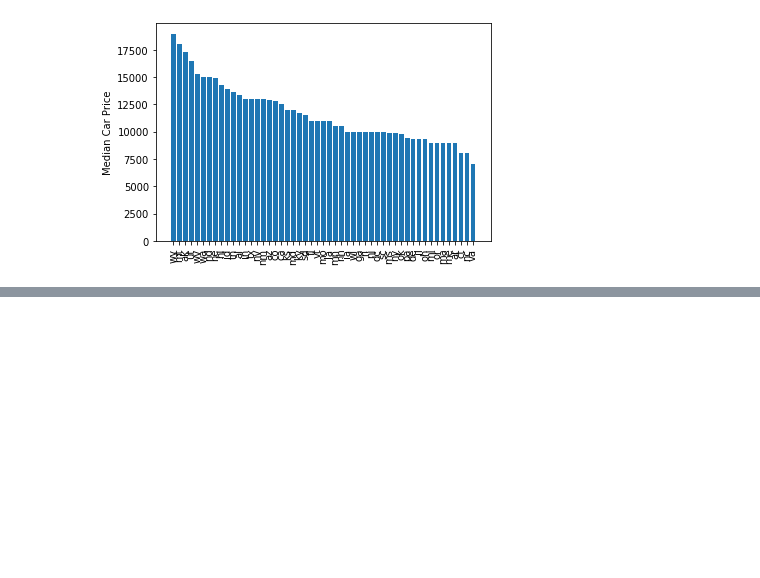
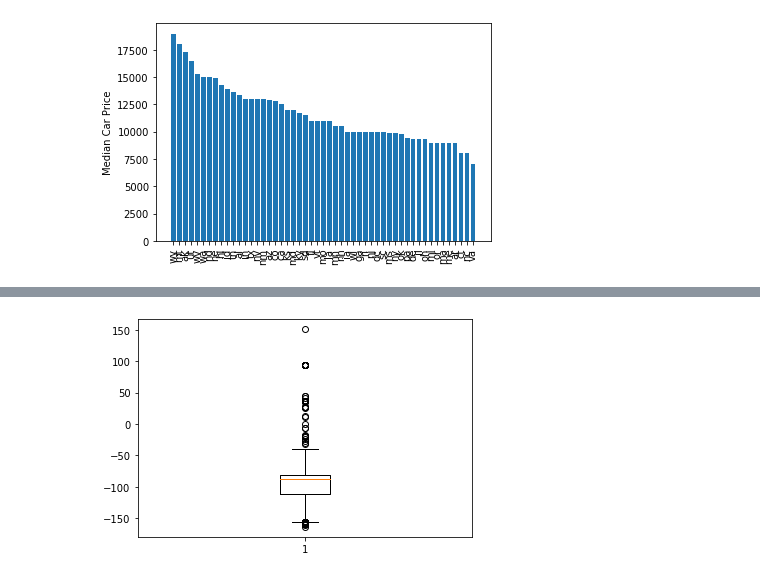
Before and after one commit to ixiaopan/GroupWork, a Jupyter notebook: DataMining/Cars_Matt.ipynb, the cells around one changed output, grey strips where cells are left out. Saved outputs shown, nothing was run; the diff lists cells and outputs as text; code cells hidden in the pictures; blank space fills up the shorter version.

```diff
--- a/DataMining/Cars_Matt.ipynb
+++ b/DataMining/Cars_Matt.ipynb
@@ -540,0 +571,5 @@ plt.show()
+# %%
+plt.boxplot(cars.long.dropna())
+plt.show()
+# %% [output]
+[figure, added]
```
Also changed, not shown: parts of 10 cells of this notebook, 1 other file.
